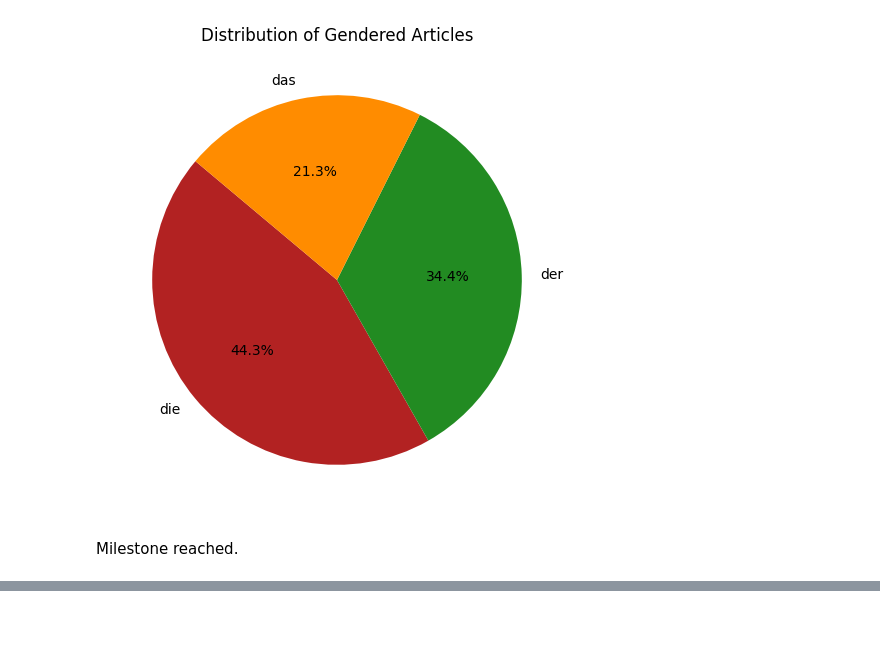
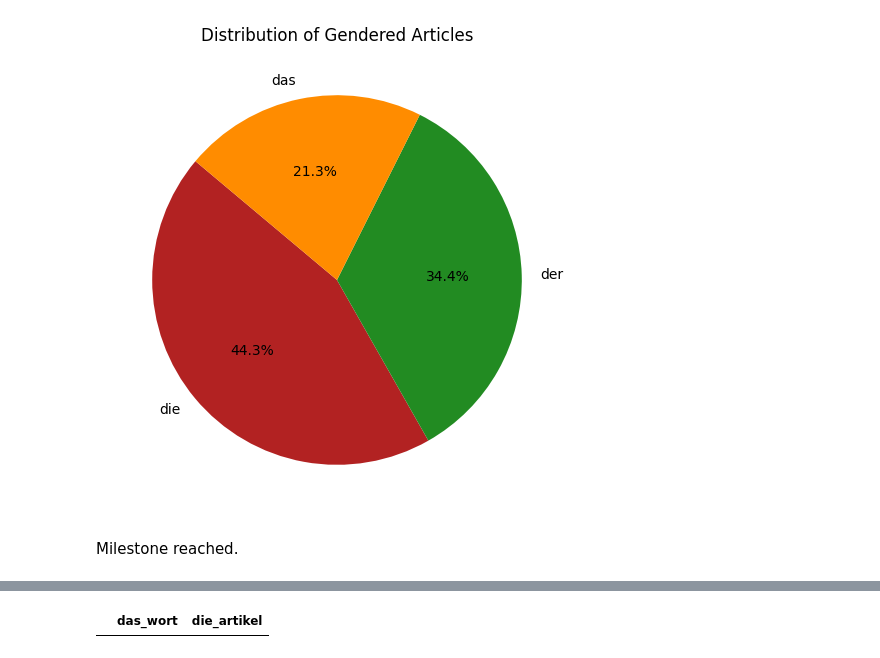
Before and after one commit to zalanfulop/german_nouns, a Jupyter notebook: noun_gender_predict.ipynb, the cells around one changed output, grey strips where cells are left out. Drawn from its saved outputs; the diff is of its cells as text; code cells hidden in the pictures; blank space fills up the shorter version.

```diff
--- a/noun_gender_predict.ipynb
+++ b/noun_gender_predict.ipynb
@@ -315,0 +341,8 @@ Milestone reached.
+# %%
+a = Clean_Data('de_en_vocab_data.txt')
+# %%
+df = a.getNouns()
+# %%
+df.head(5)
+# %% [output]
+|  | das_wort | die_artikel |
```
Also changed, not shown: parts of 12 cells of this notebook, 2 other files.
